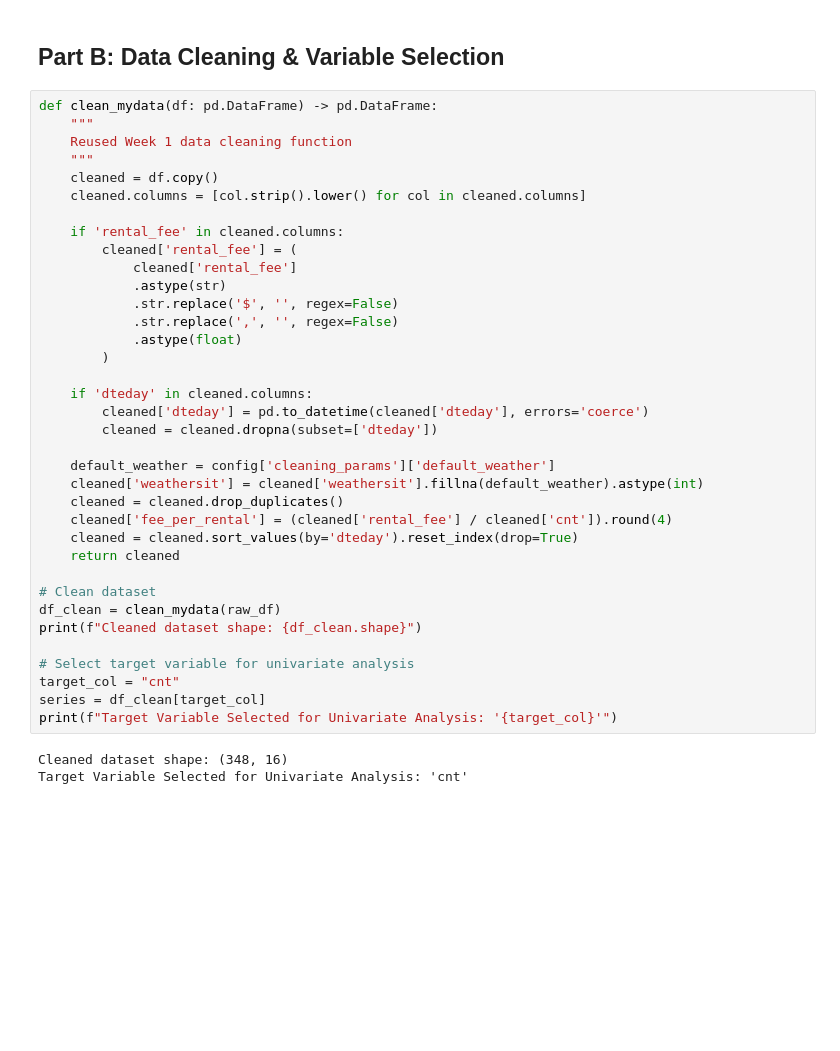
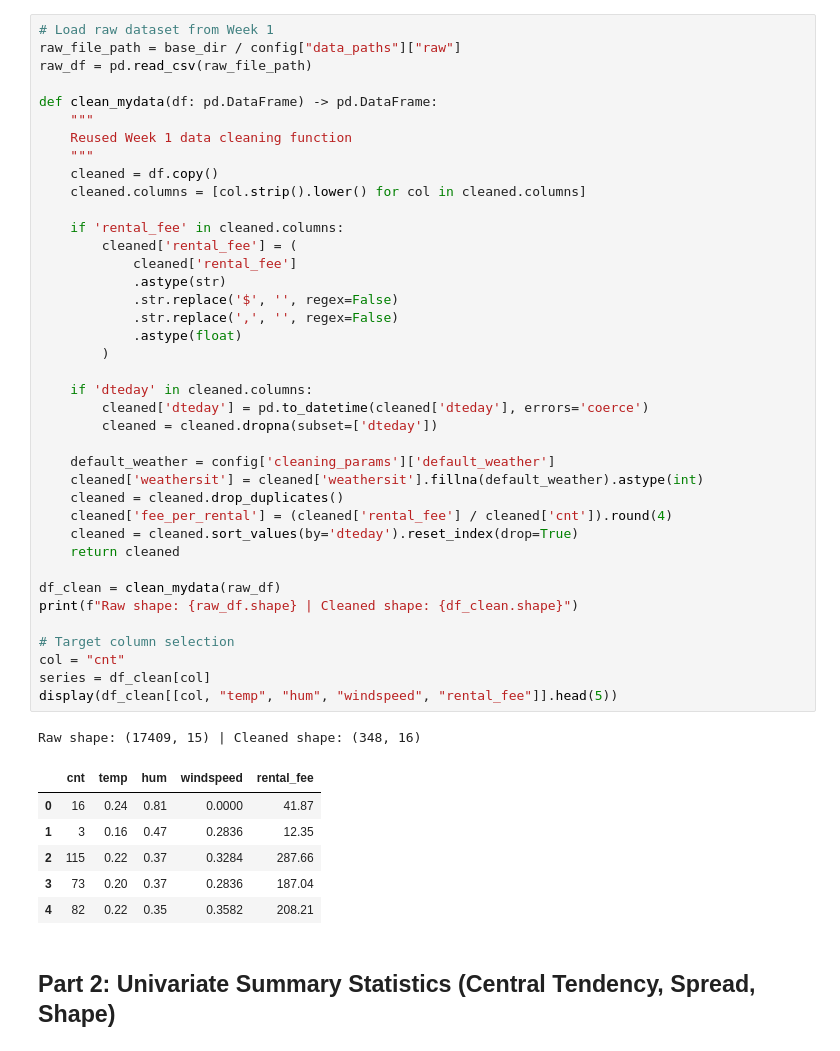
Before and after one commit to chaninjung/week2-univariate-data-analysis, a Jupyter notebook: Week2_UnivariateAnalysis_ChaninJung.ipynb, the cells around one changed output. Saved outputs shown, nothing was run; the diff lists cells and outputs as text; blank space fills up the shorter version.

```diff
--- a/Week2_UnivariateAnalysis_ChaninJung.ipynb
+++ b/Week2_UnivariateAnalysis_ChaninJung.ipynb
@@ -46,41 +55,49 @@ Raw dataset loaded successfully from: data\raw\uci_bike_sharing_raw.csv (Shape:
-# %% [markdown]
-## Part B: Data Cleaning & Variable Selection
 # %%
+# Load raw dataset from Week 1
+raw_file_path = base_dir / config["data_paths"]["raw"]
+raw_df = pd.read_csv(raw_file_path)
+
 def clean_mydata(df: pd.DataFrame) -> pd.DataFrame:
     """
     Reused Week 1 data cleaning function
     """
     cleaned = df.copy()
     cleaned.columns = [col.strip().lower() for col in cleaned.columns]
 
     if 'rental_fee' in cleaned.columns:
         cleaned['rental_fee'] = (
             cleaned['rental_fee']
             .astype(str)
             .str.replace('$', '', regex=False)
             .str.replace(',', '', regex=False)
             .astype(float)
         )
 
     if 'dteday' in cleaned.columns:
         cleaned['dteday'] = pd.to_datetime(cleaned['dteday'], errors='coerce')
         cleaned = cleaned.dropna(subset=['dteday'])
 
     default_weather = config['cleaning_params']['default_weather']
     cleaned['weathersit'] = cleaned['weathersit'].fillna(default_weather).astype(int)
     cleaned = cleaned.drop_duplicates()
     cleaned['fee_per_rental'] = (cleaned['rental_fee'] / cleaned['cnt']).round(4)
     cleaned = cleaned.sort_values(by='dteday').reset_index(drop=True)
     return cleaned
 
-# Clean dataset
 df_clean = clean_mydata(raw_df)
-print(f"Cleaned dataset shape: {df_clean.shape}")
+print(f"Raw shape: {raw_df.shape} | Cleaned shape: {df_clean.shape}")
 
-# Select target variable for univariate analysis
-target_col = "cnt"
-series = df_clean[target_col]
-print(f"Target Variable Selected for Univariate Analysis: '{target_col}'")
+# Target column selection
+col = "cnt"
+series = df_clean[col]
+display(df_clean[[col, "temp", "hum", "windspeed", "rental_fee"]].head(5))
 # %% [output]
-Cleaned dataset shape: (348, 16)
-Target Variable Selected for Univariate Analysis: 'cnt'
+Raw shape: (17409, 15) | Cleaned shape: (348, 16)
+|  | cnt | temp | hum | windspeed | rental_fee |
+| 0 | 16 | 0.24 | 0.81 | 0.0000 | 41.87 |
+| 1 | 3 | 0.16 | 0.47 | 0.2836 | 12.35 |
+| 2 | 115 | 0.22 | 0.37 | 0.3284 | 287.66 |
+| 3 | 73 | 0.20 | 0.37 | 0.2836 | 187.04 |
+| 4 | 82 | 0.22 | 0.35 | 0.3582 | 208.21 |
+# %% [markdown]
+## Part 2: Univariate Summary Statistics (Central Tendency, Spread, Shape)
```
Also changed, not shown: parts of 12 cells of this notebook, 1 other file.
